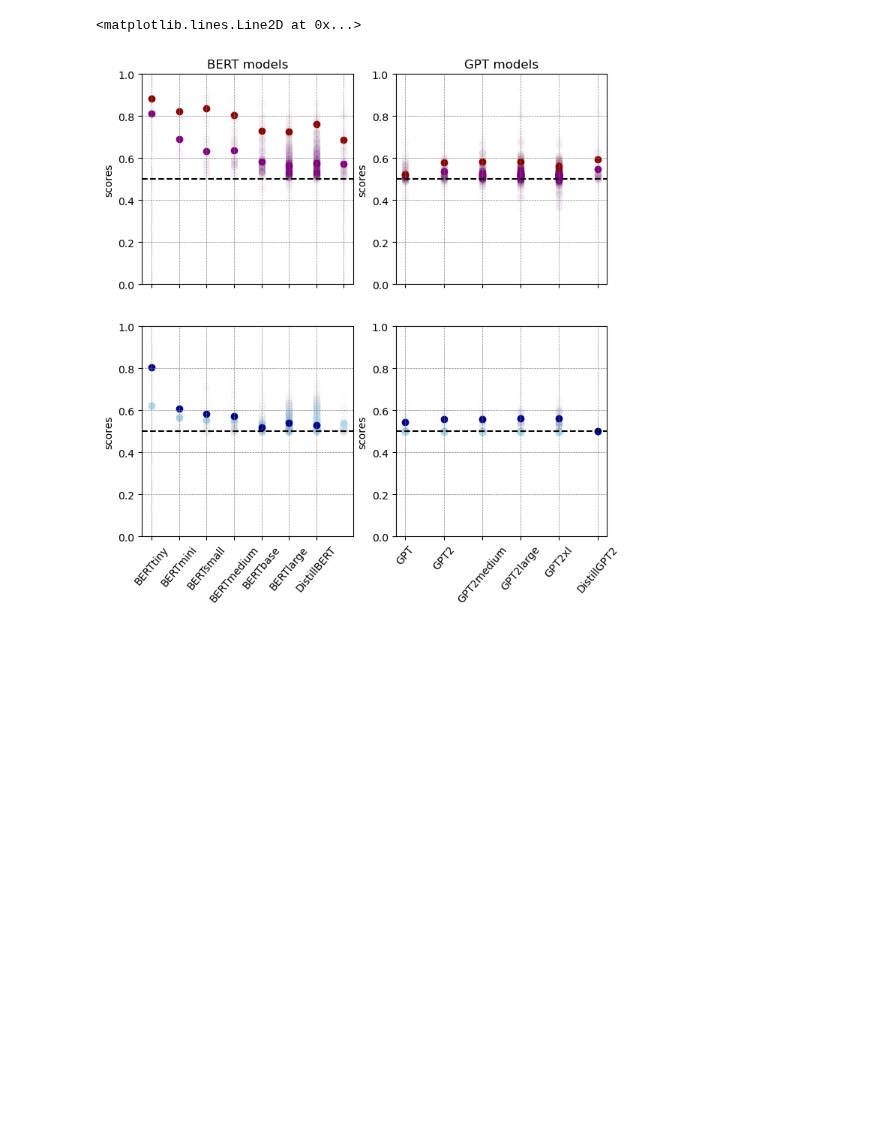
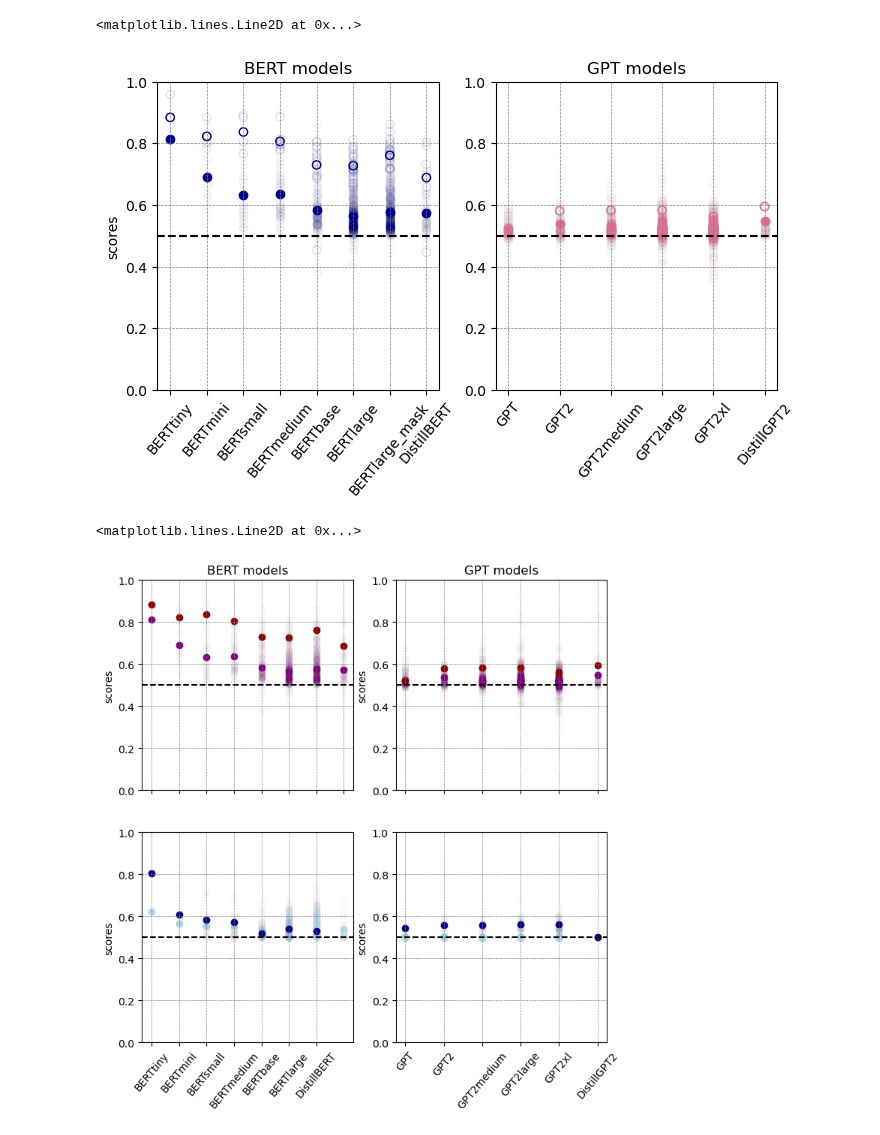
Before and after one commit to matteosaponati/attention-geometry, a Jupyter notebook: figures/BERT-GPT-scores.ipynb, the cells around one changed output. Cells and saved outputs as stored; diff of their text form; code cells hidden in the pictures; blank space fills up the shorter version.

Commit message:
figures: update main figure BERT vs GPT symmetry scores

```diff
--- a/figures/BERT-GPT-scores.ipynb
+++ b/figures/BERT-GPT-scores.ipynb
@@ -3,6 +3,84 @@ import pickle
 import numpy as np
 from scipy.stats import sem
 import matplotlib.pyplot as plt
+# %%
+"""
+Visualization of level of symmetry between different models
+(across layers and heads)
+"""
+
+plt.figure(figsize=(8,4))
+
+## BERT models
+plt.subplot(1,2,1)
+
+# get scores for BERT models calculated on each head
+with open('../_data/fig_scores/BERT-query-key.pkl', 'rb') as file:
+    models = pickle.load(file)
+
+SList = [models[key][-2].flatten()**2 for key in list(models.keys())]
+names = list(models.keys())
+
+for i, model in enumerate(SList):
+
+    plt.scatter(i*np.ones(SList[i].size),SList[i],color='darkblue',alpha=.01)
+    plt.scatter(i,(SList[i].flatten()).mean(),color='darkblue')
+
+# get scores for BERT models calculated on the whole M matrix
+with open('../_data/fig_scores/BERT-query-key-full.pkl', 'rb') as file:
+    models = pickle.load(file)
+
+SList = [models[key][-2].flatten()**2 for key in list(models.keys())]
+names = list(models.keys())
+
+for i, model in enumerate(SList):
+
+    plt.scatter(i*np.ones(SList[i].size),SList[i],color='darkblue',alpha=.1,facecolors='none')
+    plt.scatter(i,(SList[i].flatten()).mean(),color='darkblue',facecolors='none')
+
+plt.grid(color = 'gray', linestyle = '--', linewidth = 0.5)
+plt.title('BERT models')
+plt.ylabel('scores')
+plt.xticks(np.arange(len(names)),names)
+plt.xticks(rotation=50)
+plt.ylim(0,1)
+plt.axhline(y=.5,color='k',linestyle='dashed')
+
+## GPT
+plt.subplot(1,2,2)
+
+with open('../_data/fig_scores/GPT-query-key.pkl', 'rb') as file:
+    models = pickle.load(file)
+
+SList = [models[key][-2].flatten()**2 for key in list(models.keys())]
+names = list(models.keys())
+
+for i, model in enumerate(SList):
+
+    plt.scatter(i*np.ones(SList[i].size),SList[i],color='palevioletred',alpha=.01)
+    plt.scatter(i,(SList[i].flatten()).mean(),color='palevioletred')
+
+# get scores for BERT models calculated on the whole M matrix
+with open('../_data/fig_scores/GPT-query-key-full.pkl', 'rb') as file:
+    models = pickle.load(file)
+
+SList = [models[key][-2].flatten()**2 for key in list(models.keys())]
+names = list(models.keys())
+
+for i, model in enumerate(SList):
+
+    plt.scatter(i*np.ones(SList[i].size),SList[i],color='palevioletred',alpha=.01,facecolors='none')
+    plt.scatter(i,(SList[i].flatten()).mean(),color='palevioletred',facecolors='none')
+
+plt.grid(color = 'gray', linestyle = '--', linewidth = 0.5)
+plt.title('GPT models')
+plt.xticks(np.arange(len(names)),names)
+plt.xticks(rotation=50)
+plt.ylim(0,1)
+plt.axhline(y=.5,color='k',linestyle='dashed')
+# %% [output]
+<matplotlib.lines.Line2D at 0x...>
+[figure, added]
 # %%
 """
 Visualization of level of symmetry between different models
```
